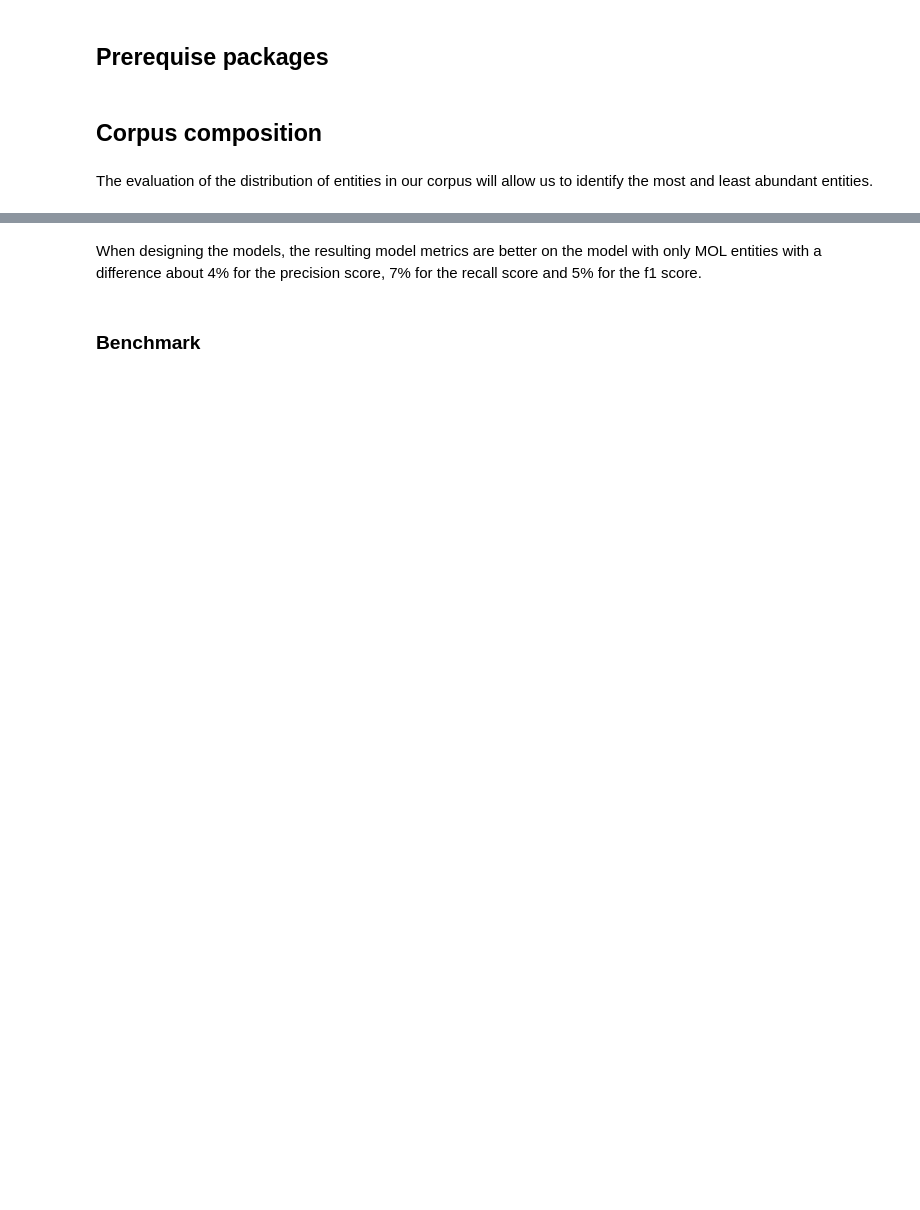
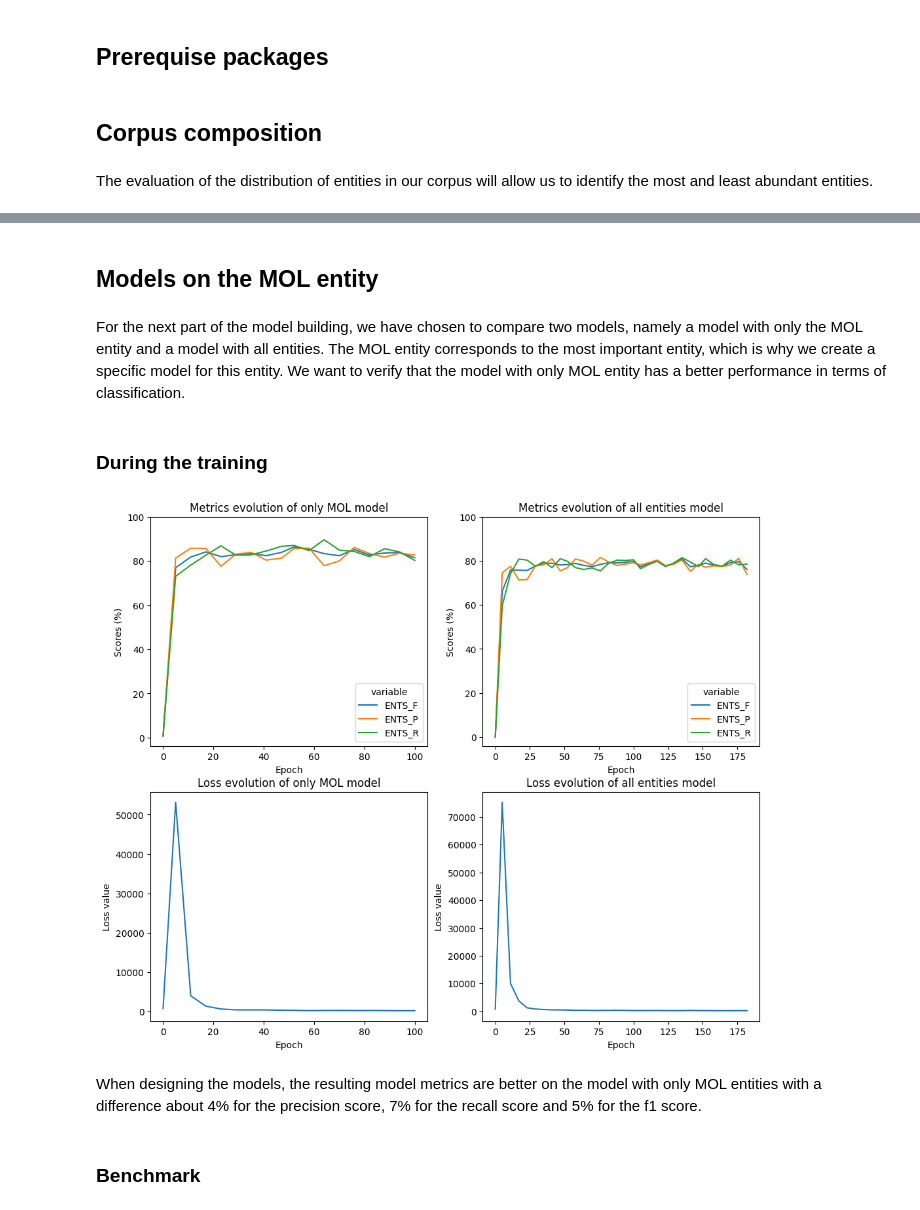
Before and after one commit to pierrepo/mdner, a Jupyter notebook: notebooks/evaluate_mdner.ipynb, the cells around one changed output, grey strips where cells are left out. Cells and saved outputs as stored; diff of their text form; code cells hidden in the pictures; blank space fills up the shorter version.

```diff
--- a/notebooks/evaluate_mdner.ipynb
+++ b/notebooks/evaluate_mdner.ipynb
@@ -124,3 +168,16 @@ for i in range(len(paths)) :
+# %% [markdown]
+## Models on the MOL entity
+# %% [markdown]
+For the next part of the model building, we have chosen to compare two models, namely a model with only the MOL entity and a model with all entities. The MOL entity corresponds to the most important entity, which is why we create a specific model for this entity. We want to verify that the model with only MOL entity has a better performance in terms of classification.
+# %% [markdown]
+### During the training
+# %%
+paths = ["../results/colab/only_mol/metrics_train.txt", "../results/colab/all_ents/metrics_train.txt"]
+names_model = ["only MOL model", "all entities model"]
+results = get_scores(paths)
+display_plots(results, names_model)
+# %% [output]
+[figure, added]
 # %% [markdown]
 When designing the models, the resulting model metrics are better on the model with only MOL entities with a difference about 4% for the precision score, 7% for the recall score and 5% for the f1 score.
 # %% [markdown]
```
Also changed, not shown: parts of 29 cells of this notebook.
